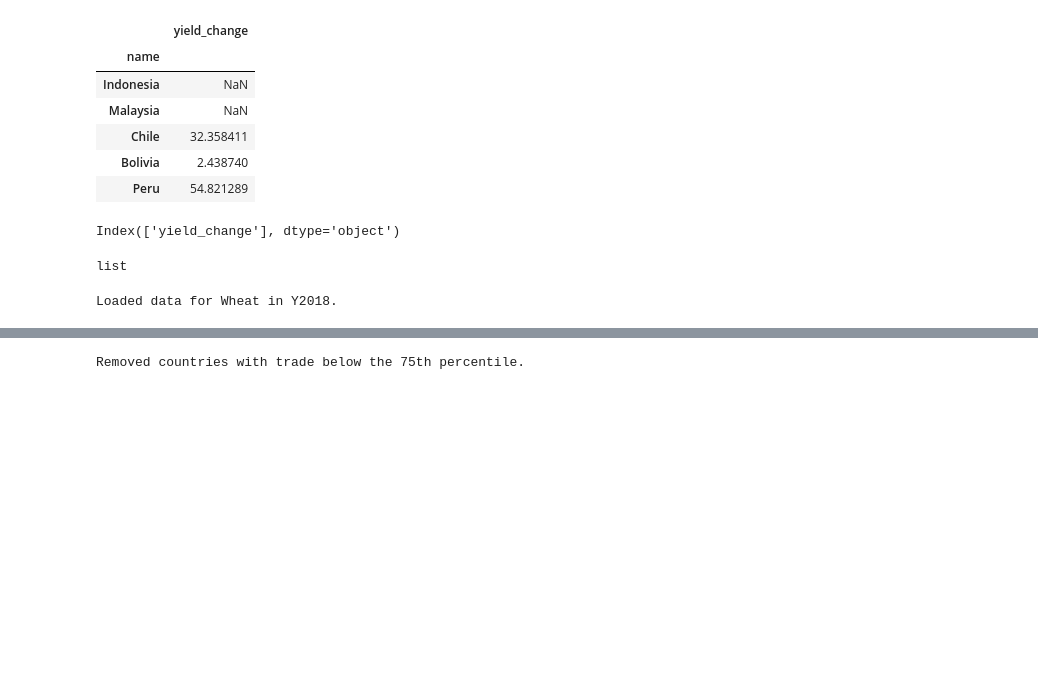
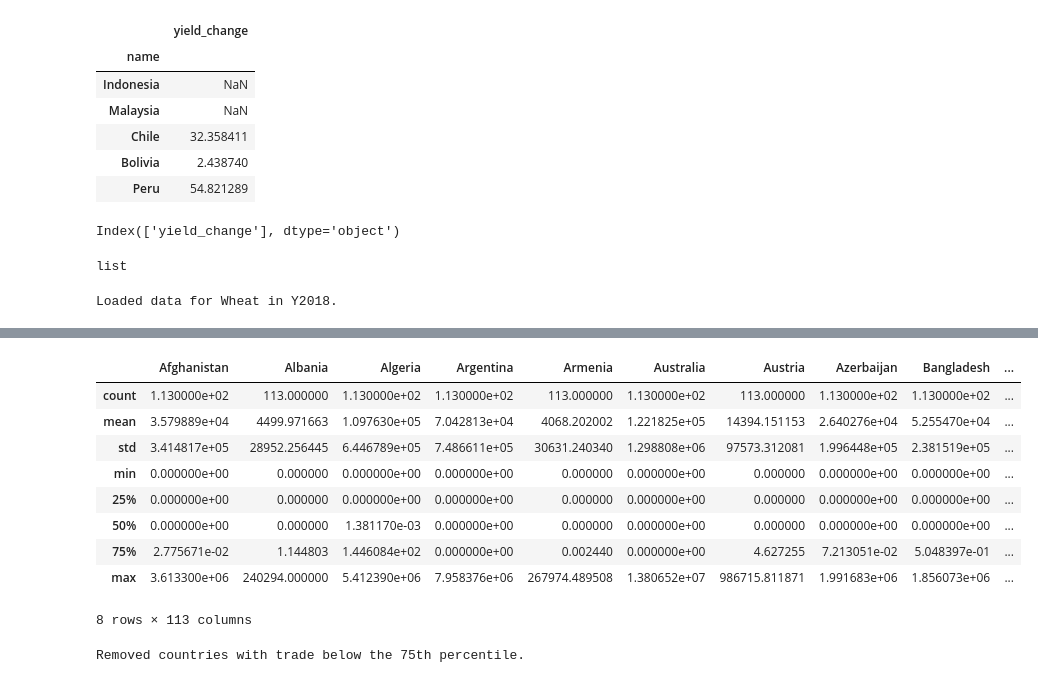
Before and after one commit to lukaszgajewski/pytradeshifts, a Jupyter notebook: scripts/testing.ipynb, the cells around one changed output, grey strips where cells are left out. Cells and saved outputs as stored; diff of their text form; code cells hidden in the pictures; blank space fills up the shorter version.

```diff
--- a/scripts/testing.ipynb
+++ b/scripts/testing.ipynb
@@ -55,3 +69,16 @@ Wheat2018.correct_reexports()
+# %%
+Wheat2018.trade_matrix.describe()
+# %% [output]
+|  | Afghanistan | Albania | Algeria | Argentina | Armenia | Australia | Austria | Azerbaijan | Bangladesh | ... |
+| count | 1.130000e+02 | 113.000000 | 1.130000e+02 | 1.130000e+02 | 113.000000 | 1.130000e+02 | 113.000000 | 1.130000e+02 | 1.130000e+02 | ... |
+| mean | 3.579889e+04 | 4499.971663 | 1.097630e+05 | 7.042813e+04 | 4068.202002 | 1.221825e+05 | 14394.151153 | 2.640276e+04 | 5.255470e+04 | ... |
+| std | 3.414817e+05 | 28952.256445 | 6.446789e+05 | 7.486611e+05 | 30631.240340 | 1.298808e+06 | 97573.312081 | 1.996448e+05 | 2.381519e+05 | ... |
+| min | 0.000000e+00 | 0.000000 | 0.000000e+00 | 0.000000e+00 | 0.000000 | 0.000000e+00 | 0.000000 | 0.000000e+00 | 0.000000e+00 | ... |
+| 25% | 0.000000e+00 | 0.000000 | 0.000000e+00 | 0.000000e+00 | 0.000000 | 0.000000e+00 | 0.000000 | 0.000000e+00 | 0.000000e+00 | ... |
+| 50% | 0.000000e+00 | 0.000000 | 1.381170e-03 | 0.000000e+00 | 0.000000 | 0.000000e+00 | 0.000000 | 0.000000e+00 | 0.000000e+00 | ... |
+| 75% | 2.775671e-02 | 1.144803 | 1.446084e+02 | 0.000000e+00 | 0.002440 | 0.000000e+00 | 4.627255 | 7.213051e-02 | 5.048397e-01 | ... |
+| max | 3.613300e+06 | 240294.000000 | 5.412390e+06 | 7.958376e+06 | 267974.489508 | 1.380652e+07 | 986715.811871 | 1.991683e+06 | 1.856073e+06 | ... |
+8 rows × 113 columns
 # %%
 Wheat2018.remove_below_percentile()
 # %% [output]
```
Also changed, not shown: parts of 6 cells of this notebook, 6 other files.
